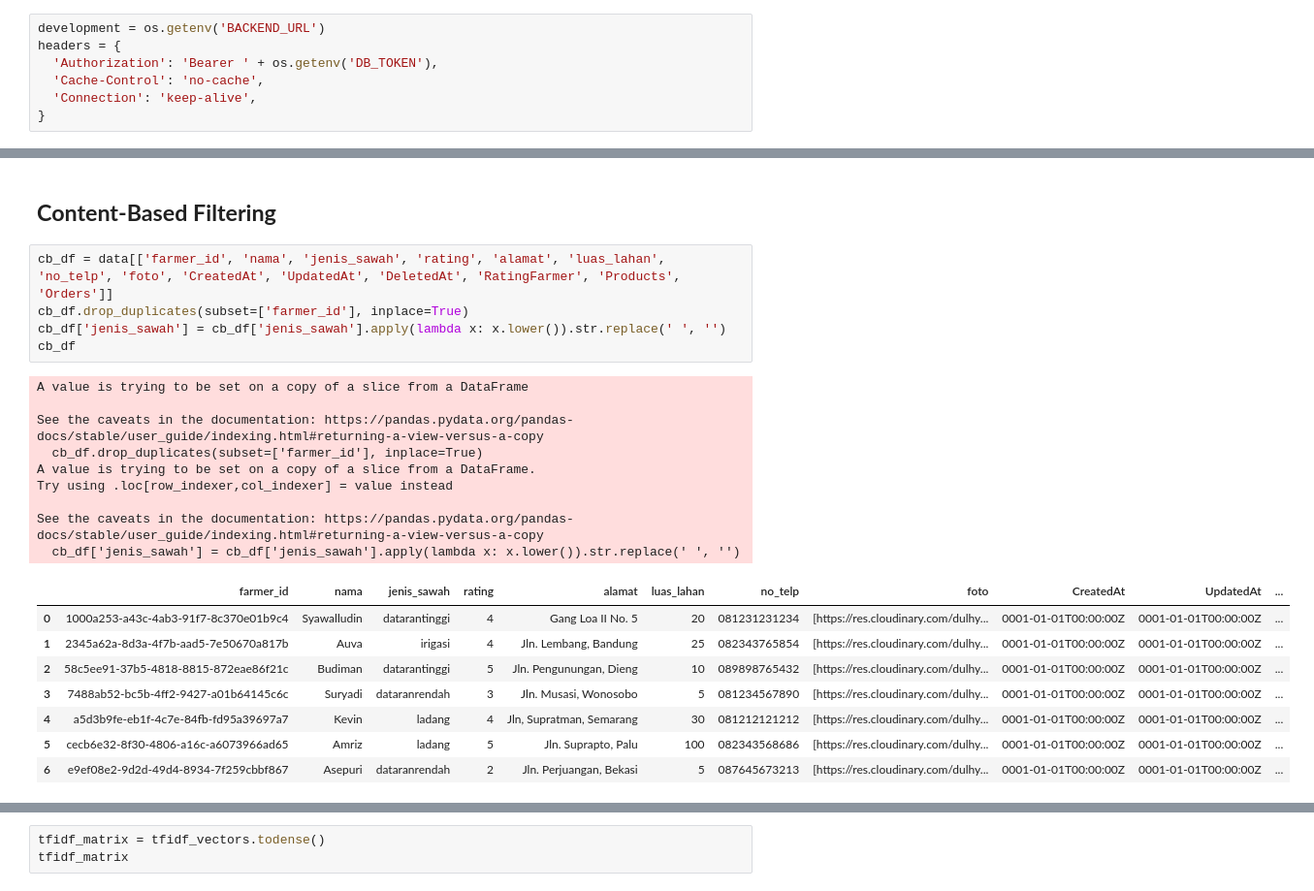
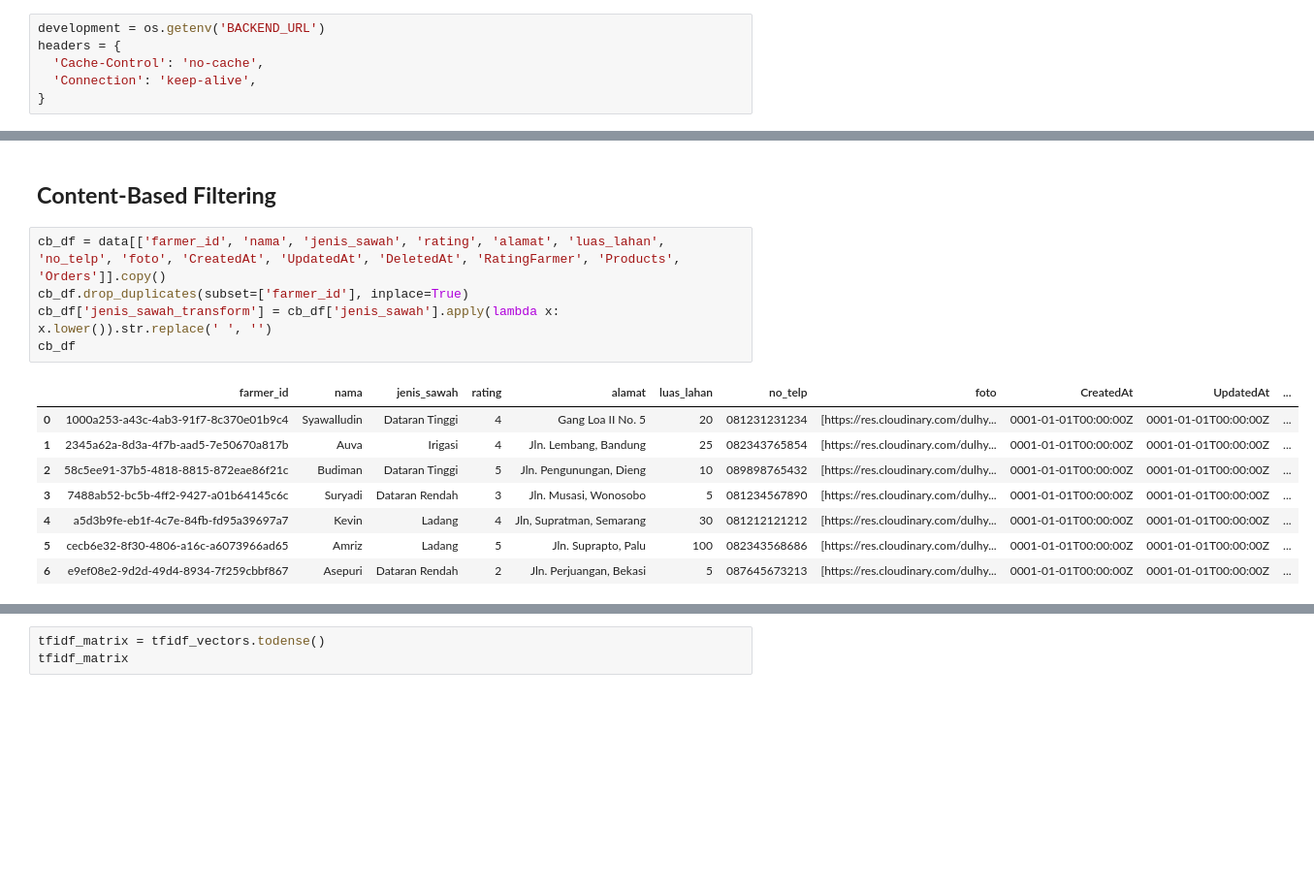
Before and after one commit to AgrowiseHackfest2024/agrowise-ml-hackfest, a Jupyter notebook: Agrowise_ContentBased_Recommendation.ipynb, the cells around one changed output, grey strips where cells are left out. Shown at 97% size. Saved outputs shown, nothing was run; the diff lists cells and outputs as text; blank space fills up the shorter version.

Commit message:
change jenis_sawah to jenis_sawah transform

```diff
--- a/Agrowise_ContentBased_Recommendation.ipynb
+++ b/Agrowise_ContentBased_Recommendation.ipynb
@@ -49,7 +49,6 @@ tf.config.experimental.set_memory_growth(physical_devices[0], True)
 # %%
 development = os.getenv('BACKEND_URL')
 headers = {
-  'Authorization': 'Bearer ' + os.getenv('DB_TOKEN'),
   'Cache-Control': 'no-cache',
   'Connection': 'keep-alive',
 }
@@ -119,28 +118,19 @@ data
 # %% [markdown]
 ## **Content-Based Filtering**
 # %%
-cb_df = data[['farmer_id', 'nama', 'jenis_sawah', 'rating', 'alamat', 'luas_lahan', 'no_telp', 'foto', 'CreatedAt', 'UpdatedAt', 'DeletedAt', 'RatingFarmer', 'Products', 'Orders']]
+cb_df = data[['farmer_id', 'nama', 'jenis_sawah', 'rating', 'alamat', 'luas_lahan', 'no_telp', 'foto', 'CreatedAt', 'UpdatedAt', 'DeletedAt', 'RatingFarmer', 'Products', 'Orders']].copy()
 cb_df.drop_duplicates(subset=['farmer_id'], inplace=True)
-cb_df['jenis_sawah'] = cb_df['jenis_sawah'].apply(lambda x: x.lower()).str.replace(' ', '')
+cb_df['jenis_sawah_transform'] = cb_df['jenis_sawah'].apply(lambda x: x.lower()).str.replace(' ', '')
 cb_df
 # %% [output]
-A value is trying to be set on a copy of a slice from a DataFrame
-
-See the caveats in the documentation: https://pandas.pydata.org/pandas-docs/stable/user_guide/indexing.html#returning-a-view-versus-a-copy
-  cb_df.drop_duplicates(subset=['farmer_id'], inplace=True)
-A value is trying to be set on a copy of a slice from a DataFrame.
-Try using .loc[row_indexer,col_indexer] = value instead
-
-See the caveats in the documentation: https://pandas.pydata.org/pandas-docs/stable/user_guide/indexing.html#returning-a-view-versus-a-copy
-  cb_df['jenis_sawah'] = cb_df['jenis_sawah'].apply(lambda x: x.lower()).str.replace(' ', '')
 |  | farmer_id | nama | jenis_sawah | rating | alamat | luas_lahan | no_telp | foto | CreatedAt | UpdatedAt | ... |
-| 0 | 1000a253-a43c-4ab3-91f7-8c370e01b9c4 | Syawalludin | datarantinggi | 4 | Gang Loa II No. 5 | 20 | 081231231234 | [https://res.cloudinary.com/dulhy... | 0001-01-01T00:00:00Z | 0001-01-01T00:00:00Z | ... |
-| 1 | 2345a62a-8d3a-4f7b-aad5-7e50670a817b | Auva | irigasi | 4 | Jln. Lembang, Bandung | 25 | 082343765854 | [https://res.cloudinary.com/dulhy... | 0001-01-01T00:00:00Z | 0001-01-01T00:00:00Z | ... |
-| 2 | 58c5ee91-37b5-4818-8815-872eae86f21c | Budiman | datarantinggi | 5 | Jln. Pengunungan, Dieng | 10 | 089898765432 | [https://res.cloudinary.com/dulhy... | 0001-01-01T00:00:00Z | 0001-01-01T00:00:00Z | ... |
-| 3 | 7488ab52-bc5b-4ff2-9427-a01b64145c6c | Suryadi | dataranrendah | 3 | Jln. Musasi, Wonosobo | 5 | 081234567890 | [https://res.cloudinary.com/dulhy... | 0001-01-01T00:00:00Z | 0001-01-01T00:00:00Z | ... |
-| 4 | a5d3b9fe-eb1f-4c7e-84fb-fd95a39697a7 | Kevin | ladang | 4 | Jln, Supratman, Semarang | 30 | 081212121212 | [https://res.cloudinary.com/dulhy... | 0001-01-01T00:00:00Z | 0001-01-01T00:00:00Z | ... |
-| 5 | cecb6e32-8f30-4806-a16c-a6073966ad65 | Amriz | ladang | 5 | Jln. Suprapto, Palu | 100 | 082343568686 | [https://res.cloudinary.com/dulhy... | 0001-01-01T00:00:00Z | 0001-01-01T00:00:00Z | ... |
-| 6 | e9ef08e2-9d2d-49d4-8934-7f259cbbf867 | Asepuri | dataranrendah | 2 | Jln. Perjuangan, Bekasi | 5 | 087645673213 | [https://res.cloudinary.com/dulhy... | 0001-01-01T00:00:00Z | 0001-01-01T00:00:00Z | ... |
+| 0 | 1000a253-a43c-4ab3-91f7-8c370e01b9c4 | Syawalludin | Dataran Tinggi | 4 | Gang Loa II No. 5 | 20 | 081231231234 | [https://res.cloudinary.com/dulhy... | 0001-01-01T00:00:00Z | 0001-01-01T00:00:00Z | ... |
+| 1 | 2345a62a-8d3a-4f7b-aad5-7e50670a817b | Auva | Irigasi | 4 | Jln. Lembang, Bandung | 25 | 082343765854 | [https://res.cloudinary.com/dulhy... | 0001-01-01T00:00:00Z | 0001-01-01T00:00:00Z | ... |
+| 2 | 58c5ee91-37b5-4818-8815-872eae86f21c | Budiman | Dataran Tinggi | 5 | Jln. Pengunungan, Dieng | 10 | 089898765432 | [https://res.cloudinary.com/dulhy... | 0001-01-01T00:00:00Z | 0001-01-01T00:00:00Z | ... |
+| 3 | 7488ab52-bc5b-4ff2-9427-a01b64145c6c | Suryadi | Dataran Rendah | 3 | Jln. Musasi, Wonosobo | 5 | 081234567890 | [https://res.cloudinary.com/dulhy... | 0001-01-01T00:00:00Z | 0001-01-01T00:00:00Z | ... |
+| 4 | a5d3b9fe-eb1f-4c7e-84fb-fd95a39697a7 | Kevin | Ladang | 4 | Jln, Supratman, Semarang | 30 | 081212121212 | [https://res.cloudinary.com/dulhy... | 0001-01-01T00:00:00Z | 0001-01-01T00:00:00Z | ... |
+| 5 | cecb6e32-8f30-4806-a16c-a6073966ad65 | Amriz | Ladang | 5 | Jln. Suprapto, Palu | 100 | 082343568686 | [https://res.cloudinary.com/dulhy... | 0001-01-01T00:00:00Z | 0001-01-01T00:00:00Z | ... |
+| 6 | e9ef08e2-9d2d-49d4-8934-7f259cbbf867 | Asepuri | Dataran Rendah | 2 | Jln. Perjuangan, Bekasi | 5 | 087645673213 | [https://res.cloudinary.com/dulhy... | 0001-01-01T00:00:00Z | 0001-01-01T00:00:00Z | ... |
 # %%
 tfid = TfidfVectorizer()
 
```
Also changed, not shown: parts of 8 cells of this notebook, 5 other files.
